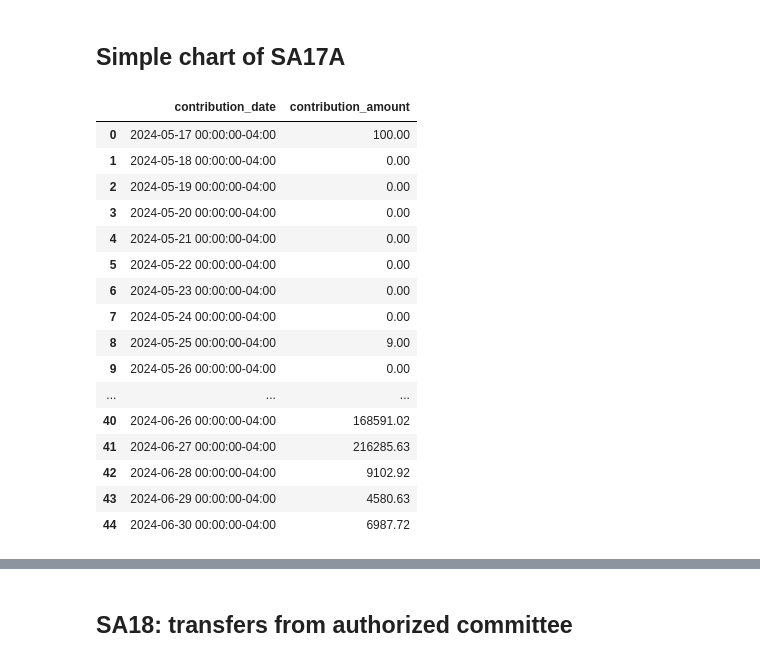
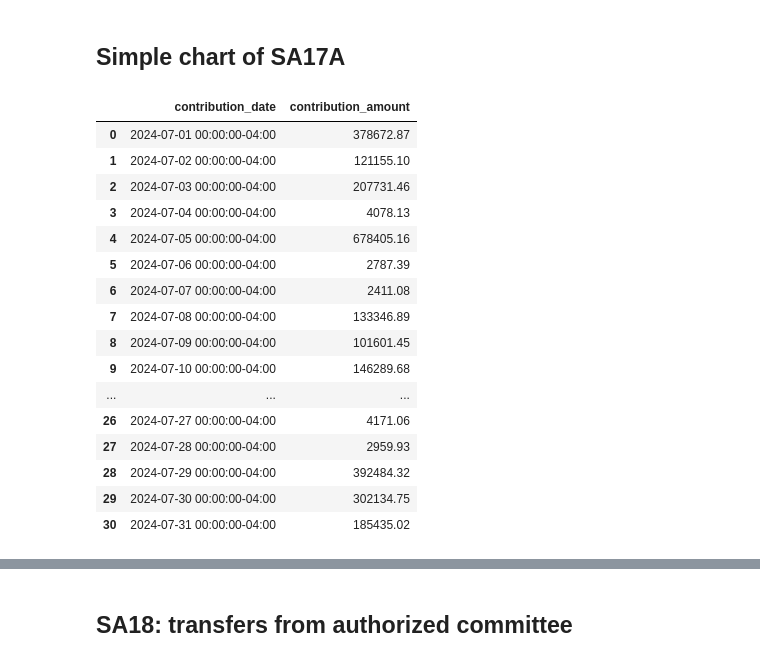
Before and after one commit to pmagtulis/us-campaign-finance, a Jupyter notebook: individual contributions/Donald Trump.ipynb, the cells around one changed output, grey strips where cells are left out. Cells and saved outputs as stored; diff of their text form; code cells hidden in the pictures.

```diff
--- a/contributions/Donald Trump.ipynb
+++ b/individual contributions/Donald Trump.ipynb
@@ -27,5 +33,5 @@ F3PN is for contributions and expenses.
 # %%
-filing = fecfile.from_http('1805185') #file no for Kamala
+filing = fecfile.from_http('1812280') #file no for Trump
 # filing
 # %% [markdown]
 ## Schedule A: Contributions
@@ -282,25 +309,25 @@ sa17a_IND_200_long
 # %% [markdown]
 ## Simple chart of SA17A
 # %%
-sa17a_IND_chart = sa17a_IND.resample('D', on='contribution_date').contribution_amount.sum().to_frame().reset_index()
+sa17a_IND_chart = sa17a_memo.resample('D', on='contribution_date').contribution_amount.sum().to_frame().reset_index()
 sa17a_IND_chart
 # %% [output]
 |  | contribution_date | contribution_amount |
-| 0 | 2024-05-17 00:00:00-04:00 | 100.00 |
-| 1 | 2024-05-18 00:00:00-04:00 | 0.00 |
-| 2 | 2024-05-19 00:00:00-04:00 | 0.00 |
-| 3 | 2024-05-20 00:00:00-04:00 | 0.00 |
-| 4 | 2024-05-21 00:00:00-04:00 | 0.00 |
-| 5 | 2024-05-22 00:00:00-04:00 | 0.00 |
-| 6 | 2024-05-23 00:00:00-04:00 | 0.00 |
-| 7 | 2024-05-24 00:00:00-04:00 | 0.00 |
-| 8 | 2024-05-25 00:00:00-04:00 | 9.00 |
-| 9 | 2024-05-26 00:00:00-04:00 | 0.00 |
+| 0 | 2024-07-01 00:00:00-04:00 | 378672.87 |
+| 1 | 2024-07-02 00:00:00-04:00 | 121155.10 |
+| 2 | 2024-07-03 00:00:00-04:00 | 207731.46 |
+| 3 | 2024-07-04 00:00:00-04:00 | 4078.13 |
+| 4 | 2024-07-05 00:00:00-04:00 | 678405.16 |
+| 5 | 2024-07-06 00:00:00-04:00 | 2787.39 |
+| 6 | 2024-07-07 00:00:00-04:00 | 2411.08 |
+| 7 | 2024-07-08 00:00:00-04:00 | 133346.89 |
+| 8 | 2024-07-09 00:00:00-04:00 | 101601.45 |
+| 9 | 2024-07-10 00:00:00-04:00 | 146289.68 |
 | ... | ... | ... |
-| 40 | 2024-06-26 00:00:00-04:00 | 168591.02 |
-| 41 | 2024-06-27 00:00:00-04:00 | 216285.63 |
-| 42 | 2024-06-28 00:00:00-04:00 | 9102.92 |
-| 43 | 2024-06-29 00:00:00-04:00 | 4580.63 |
-| 44 | 2024-06-30 00:00:00-04:00 | 6987.72 |
+| 26 | 2024-07-27 00:00:00-04:00 | 4171.06 |
+| 27 | 2024-07-28 00:00:00-04:00 | 2959.93 |
+| 28 | 2024-07-29 00:00:00-04:00 | 392484.32 |
+| 29 | 2024-07-30 00:00:00-04:00 | 302134.75 |
+| 30 | 2024-07-31 00:00:00-04:00 | 185435.02 |
 # %%
 sa17a_IND_chart = sa17a_IND_chart.sort_values('contribution_date')
```
Also changed, not shown: parts of 37 cells of this notebook, 2 other files.
